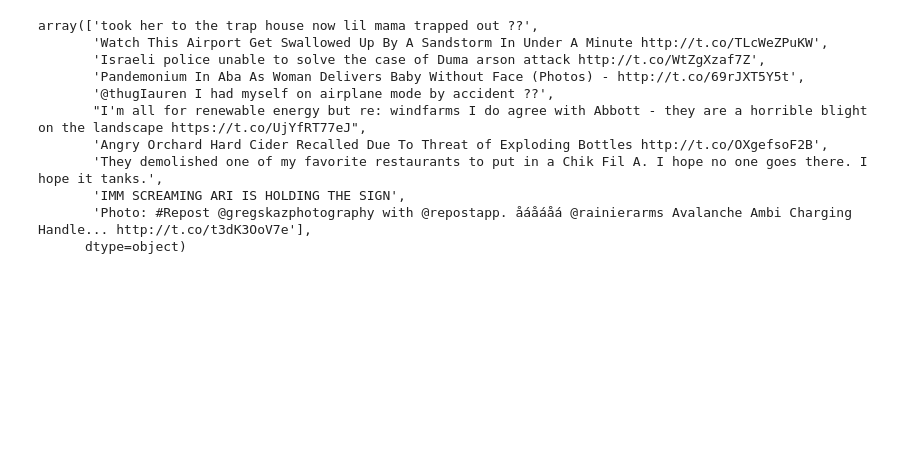
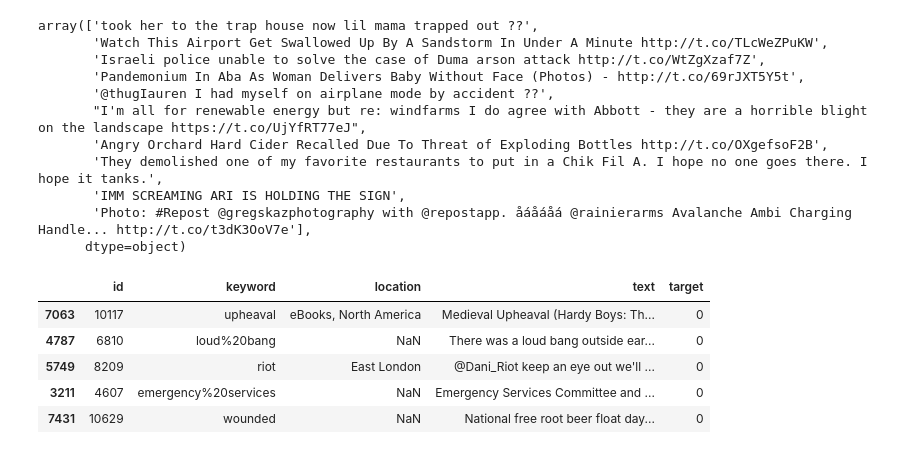
Before and after one commit to jennamurphymcad/Final-Project, a Jupyter notebook: Flask_App/Untitled.ipynb, the cells around one changed output. Saved outputs shown, nothing was run; the diff lists cells and outputs as text; code cells hidden in the pictures; blank space fills up the shorter version.

```diff
--- a/Flask_App/Untitled.ipynb
+++ b/Flask_App/Untitled.ipynb
@@ -93,3 +93,14 @@ array(['took her to the trap house now lil mama trapped out ??',
        'IMM SCREAMING ARI IS HOLDING THE SIGN',
        'Photo: #Repost @gregskazphotography with @repostapp. åáåáåá @rainierarms Avalanche Ambi Charging Handle... http://t.co/t3dK3OoV7e'],
       dtype=object)
+# %%
+df_train = pd.read_csv("../data/train.csv")
+df_train_short = df_train.sample(n=100)
+df_train_short.head()
+# %% [output]
+|  | id | keyword | location | text | target |
+| 7063 | 10117 | upheaval | eBooks, North America | Medieval Upheaval (Hardy Boys: Th... | 0 |
+| 4787 | 6810 | loud%20bang | NaN | There was a loud bang outside ear... | 0 |
+| 5749 | 8209 | riot | East London | @Dani_Riot keep an eye out we'll ... | 0 |
+| 3211 | 4607 | emergency%20services | NaN | Emergency Services Committee and ... | 0 |
+| 7431 | 10629 | wounded | NaN | National free root beer float day... | 0 |
```
Also changed, not shown: parts of 2 cells of this notebook, 2 other files.
